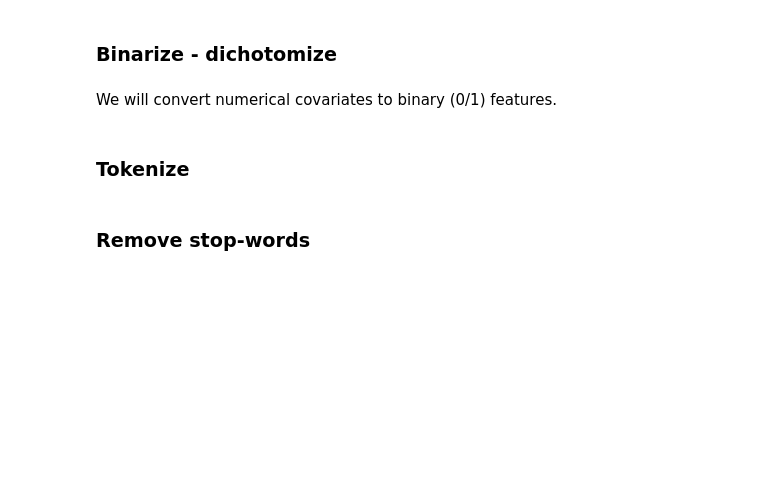
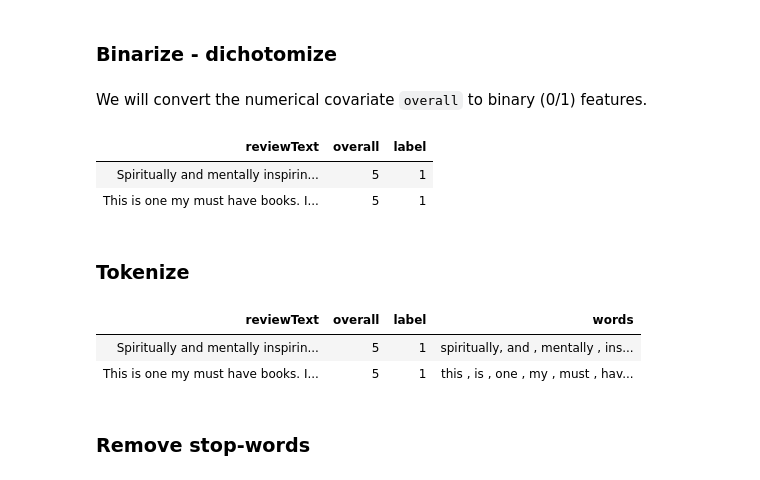
Before and after one commit to aurora-mareviv/sparklyr_test, a Jupyter notebook: sparklyr_test2.ipynb, the cells around one changed output. Cells and saved outputs as stored; diff of their text form; code cells hidden in the pictures; blank space fills up the shorter version.

```diff
--- a/sparklyr_test2.ipynb
+++ b/sparklyr_test2.ipynb
@@ -220,11 +247,31 @@ partitions <- reviews %>%
 # %% [markdown]
 ### Binarize - dichotomize
 # %% [markdown]
-We will convert numerical covariates to binary (0/1) features.
+We will convert the numerical covariate `overall` to binary (0/1) features.
 # %%
-binarizer <- f_binarizer(threshold = 0.5, input.col = 'overall', output.col = 'label')
+bin_reviews <- ft_binarizer(reviews, threshold = 0.5, input.col = 'overall', output.col = 'label')
+# %%
+bin_reviews %>%
+  select(reviewText, overall, label) %>%
+  head(2) %>%
+  collect()
+# %% [output]
+| reviewText | overall | label |
+| Spiritually and mentally inspirin... | 5 | 1 |
+| This is one my must have books. I... | 5 | 1 |
 # %% [markdown]
 ### Tokenize
+# %%
+tokenized_reviews <- ft_tokenizer(bin_reviews, input.col = 'reviewText', output.col = 'words')
+# %%
+tokenized_reviews %>%
+  select(reviewText, overall, label, words) %>%
+  head(2) %>%
+  collect()
+# %% [output]
+| reviewText | overall | label | words |
+| Spiritually and mentally inspirin... | 5 | 1 | spiritually, and , mentally , ins... |
+| This is one my must have books. I... | 5 | 1 | this , is , one , my , must , hav... |
 # %% [markdown]
 ### Remove stop-words
 # %% [markdown]
```
Also changed, not shown: parts of 5 cells of this notebook.
